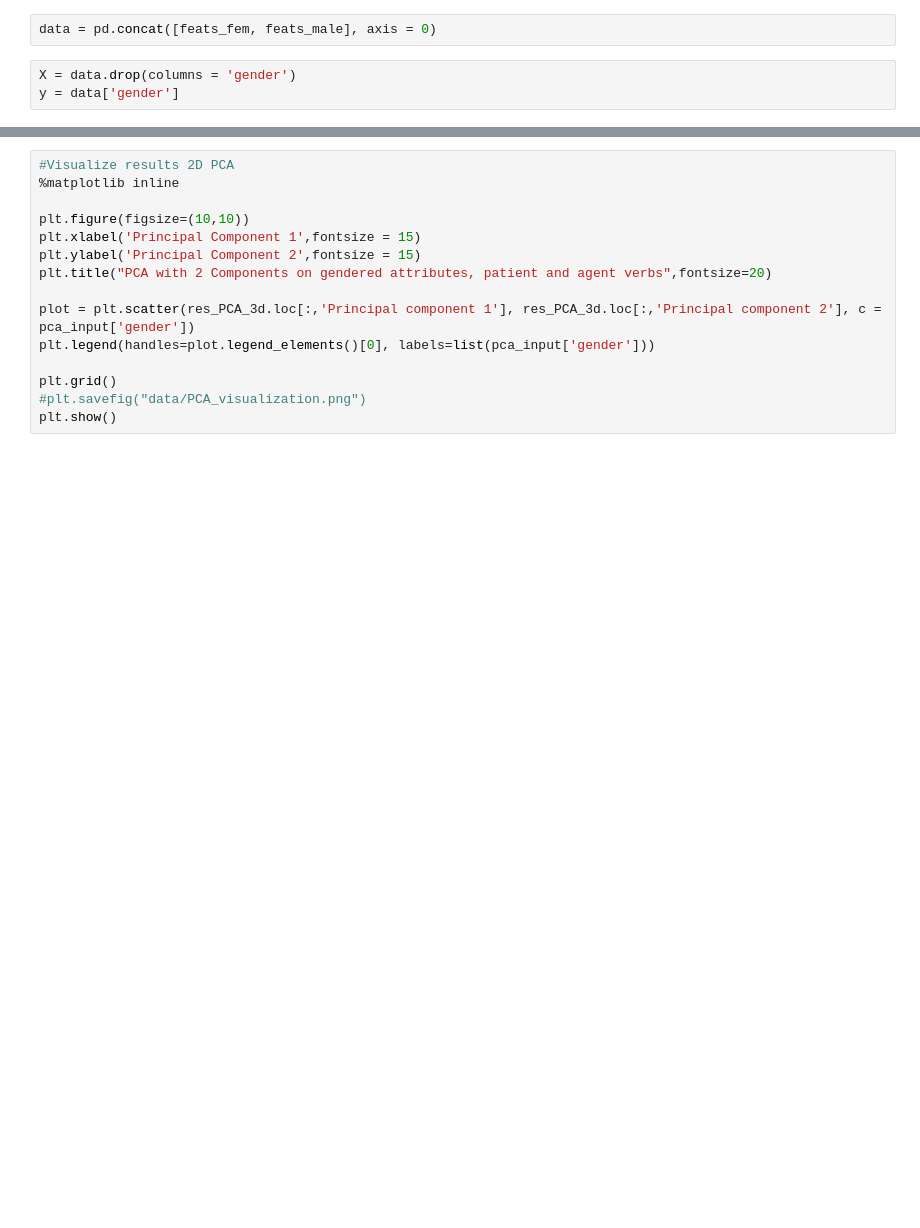
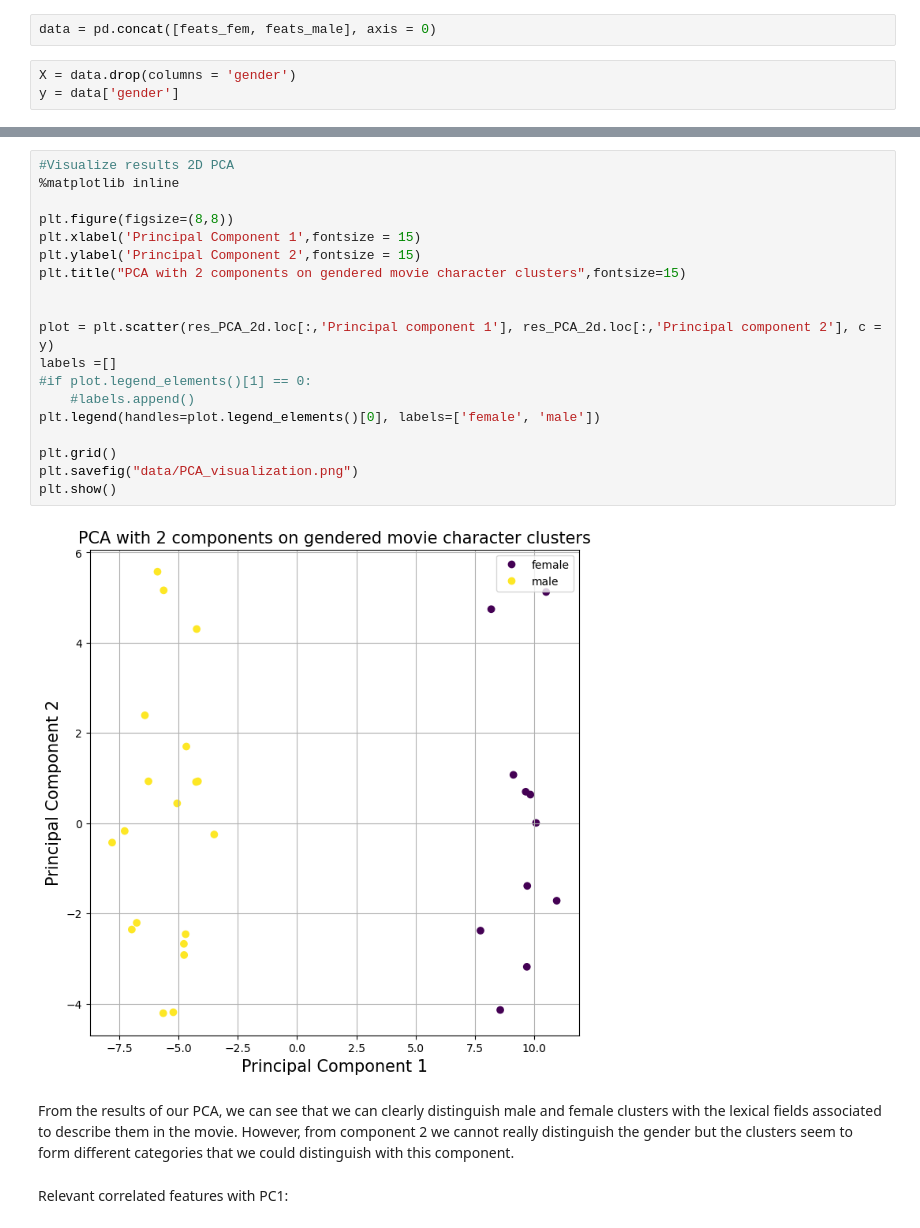
Before and after one commit to epfl-ada/ada-2022-project-utopiansky2022, a Jupyter notebook: main.ipynb, the cells around one changed output, grey strips where cells are left out. Cells and saved outputs as stored; diff of their text form; blank space fills up the shorter version.

```diff
--- a/main.ipynb
+++ b/main.ipynb
@@ -849,18 +1173,28 @@ res_PCA_3d = pd.DataFrame(data = PCs_3, columns = ['Principal component 1', 'Pri
 # %%
 #Visualize results 2D PCA
 %matplotlib inline
 
-plt.figure(figsize=(10,10))
+plt.figure(figsize=(8,8))
 plt.xlabel('Principal Component 1',fontsize = 15)
 plt.ylabel('Principal Component 2',fontsize = 15)
-plt.title("PCA with 2 Components on gendered attributes, patient and agent verbs",fontsize=20)
+plt.title("PCA with 2 components on gendered movie character clusters",fontsize=15)
 
-plot = plt.scatter(res_PCA_3d.loc[:,'Principal component 1'], res_PCA_3d.loc[:,'Principal component 2'], c = pca_input['gender'])
-plt.legend(handles=plot.legend_elements()[0], labels=list(pca_input['gender']))
+
+plot = plt.scatter(res_PCA_2d.loc[:,'Principal component 1'], res_PCA_2d.loc[:,'Principal component 2'], c = y)
+labels =[]
+#if plot.legend_elements()[1] == 0:
+    #labels.append()
+plt.legend(handles=plot.legend_elements()[0], labels=['female', 'male'])
 
 plt.grid()
-#plt.savefig("data/PCA_visualization.png")
+plt.savefig("data/PCA_visualization.png")
 plt.show()
+# %% [output]
+[figure, added]
+# %% [markdown]
+From the results of our PCA, we can see that we can clearly distinguish male and female clusters with the lexical fields associated to describe them in the movie. However, from component 2 we cannot really distinguish the gender but the clusters seem to form different categories that we could distinguish with this component.
+# %% [markdown]
+Relevant correlated features with PC1:
 # %%
 loadings = PCA_2d.components_.T * np.sqrt(PCA_2d.explained_variance_)
 loading_matrix = pd.DataFrame(abs(loadings), columns=['PC1', 'PC2'], index=X.columns)
```
Also changed, not shown: parts of 78 cells of this notebook, 1 other file.
